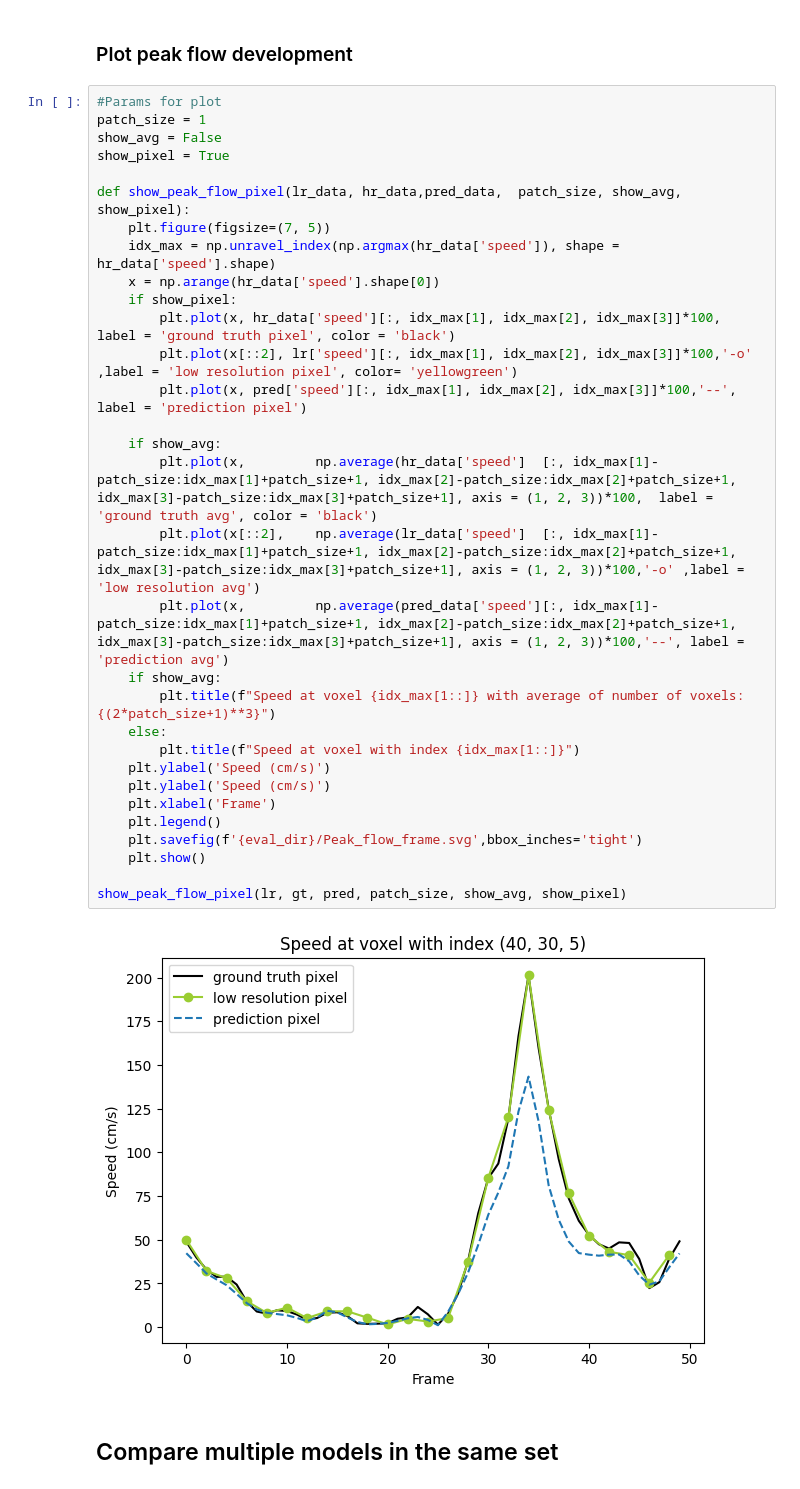
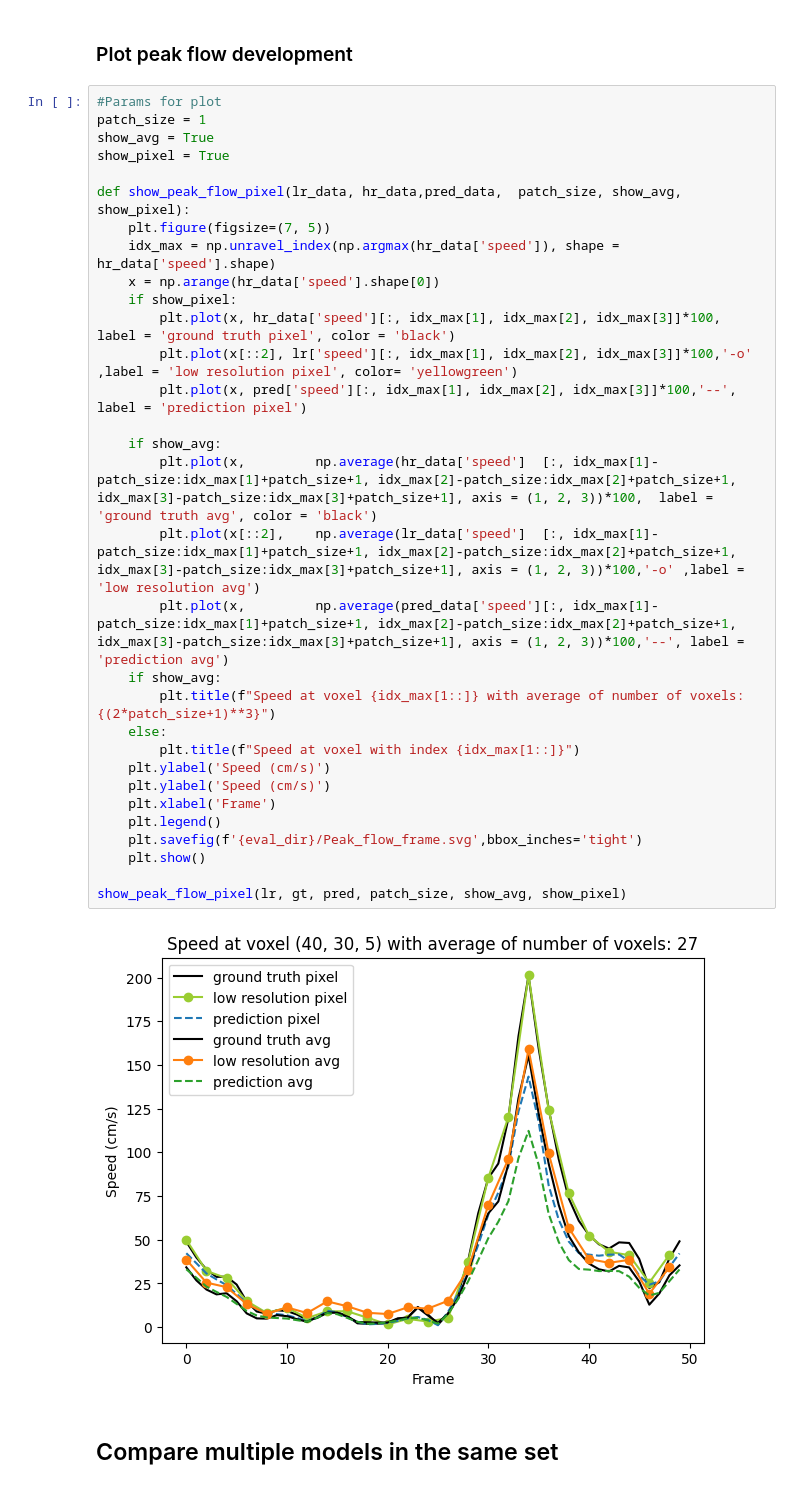
Before and after one commit to PiaaCaa/4DFlowNet, a Jupyter notebook: src/evaluate_plots.ipynb, the cells around one changed output. Drawn from its saved outputs; the diff is of its cells as text.

```diff
--- a/src/evaluate_plots.ipynb
+++ b/src/evaluate_plots.ipynb
@@ -915,36 +915,36 @@ interactive(children=(IntSlider(value=30, description='x', max=61), IntSlider(va
 # %%
 #Params for plot
 patch_size = 1
-show_avg = False
+show_avg = True
 show_pixel = True
 
 def show_peak_flow_pixel(lr_data, hr_data,pred_data,  patch_size, show_avg, show_pixel):
     plt.figure(figsize=(7, 5))
     idx_max = np.unravel_index(np.argmax(hr_data['speed']), shape = hr_data['speed'].shape)
     x = np.arange(hr_data['speed'].shape[0])
     if show_pixel:
         plt.plot(x, hr_data['speed'][:, idx_max[1], idx_max[2], idx_max[3]]*100,  label = 'ground truth pixel', color = 'black')
         plt.plot(x[::2], lr['speed'][:, idx_max[1], idx_max[2], idx_max[3]]*100,'-o' ,label = 'low resolution pixel', color= 'yellowgreen')
         plt.plot(x, pred['speed'][:, idx_max[1], idx_max[2], idx_max[3]]*100,'--', label = 'prediction pixel')
 
     if show_avg:
         plt.plot(x,         np.average(hr_data['speed']  [:, idx_max[1]-patch_size:idx_max[1]+patch_size+1, idx_max[2]-patch_size:idx_max[2]+patch_size+1, idx_max[3]-patch_size:idx_max[3]+patch_size+1], axis = (1, 2, 3))*100,  label = 'ground truth avg', color = 'black')
         plt.plot(x[::2],    np.average(lr_data['speed']  [:, idx_max[1]-patch_size:idx_max[1]+patch_size+1, idx_max[2]-patch_size:idx_max[2]+patch_size+1, idx_max[3]-patch_size:idx_max[3]+patch_size+1], axis = (1, 2, 3))*100,'-o' ,label = 'low resolution avg')
         plt.plot(x,         np.average(pred_data['speed'][:, idx_max[1]-patch_size:idx_max[1]+patch_size+1, idx_max[2]-patch_size:idx_max[2]+patch_size+1, idx_max[3]-patch_size:idx_max[3]+patch_size+1], axis = (1, 2, 3))*100,'--', label = 'prediction avg')
     if show_avg:
         plt.title(f"Speed at voxel {idx_max[1::]} with average of number of voxels: {(2*patch_size+1)**3}")
     else:
         plt.title(f"Speed at voxel with index {idx_max[1::]}")
     plt.ylabel('Speed (cm/s)')
     plt.ylabel('Speed (cm/s)')
     plt.xlabel('Frame')
     plt.legend()
     plt.savefig(f'{eval_dir}/Peak_flow_frame.svg',bbox_inches='tight')
     plt.show()
 
 show_peak_flow_pixel(lr, gt, pred, patch_size, show_avg, show_pixel)
 # %% [output]
-[figure, old version]
+[figure, new version]
 # %% [markdown]
 ## Compare multiple models in the same set
 # %% [markdown]
```
Also changed, not shown: parts of 2 cells of this notebook, 1 other file.
